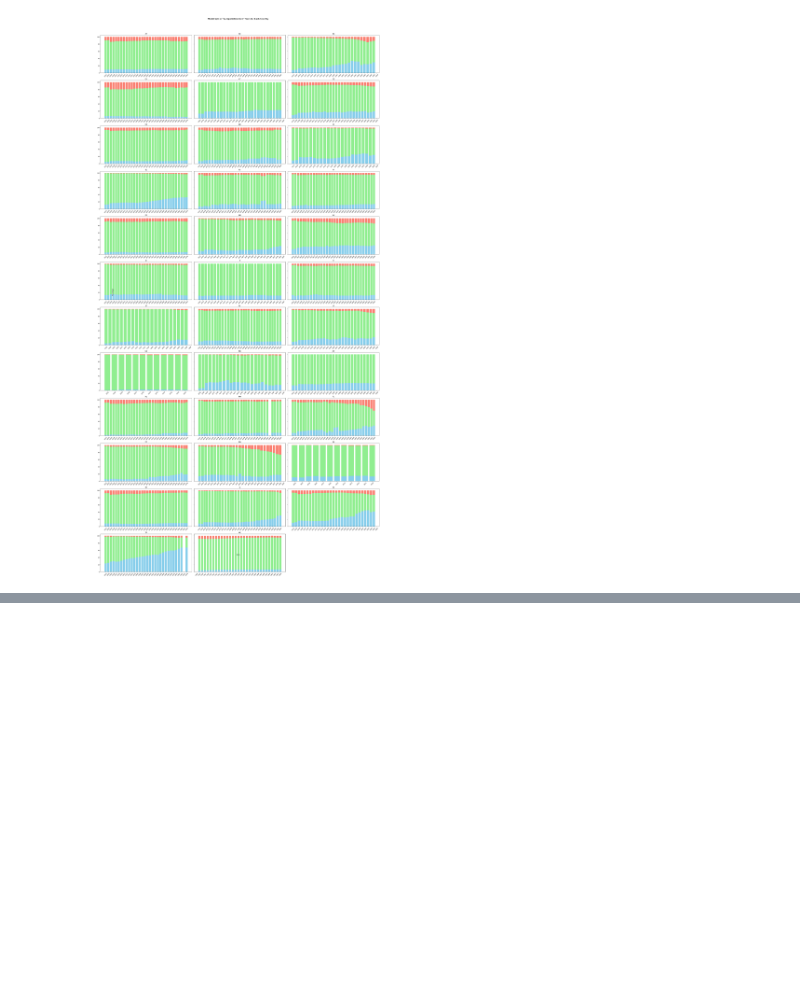
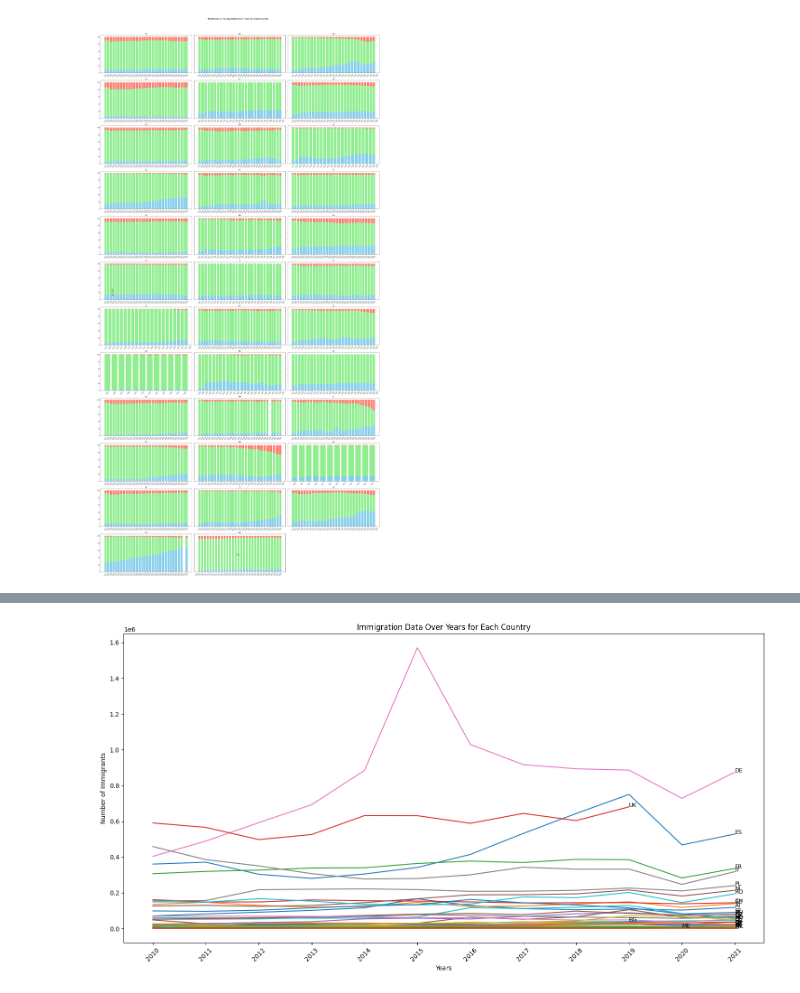
Before and after one commit to venetagrigorova/transport-modal-split, a Jupyter notebook: code/clean-data.ipynb, the cells around one changed output, grey strips where cells are left out. Saved outputs shown, nothing was run; the diff lists cells and outputs as text; code cells hidden in the pictures; blank space fills up the shorter version.

Commit message:
adding immigration and inflation data

```diff
--- a/code/clean-data.ipynb
+++ b/code/clean-data.ipynb
@@ -301,3 +301,15 @@ def plot_stacked_bars_for_countries(bus_df, car_df, trn_df):
 plot_stacked_bars_for_countries(bus_df_cleaned, car_df_cleaned, trn_df_cleaned)
 # %% [output]
 [figure]
+# %%
+# Define the relative path to the CSV file
+immigration_file_path = '../data/immigration.csv'
+
+# Read the CSV file
+immigration_data = pd.read_csv(immigration_file_path)
+
+# Print the column names of the DataFrame
+print(immigration_data.columns)
+
+# Convert to DataFrame
+immigration_df = pd.DataFrame(immigration_data)
@@ -303,0 +367,30 @@ plot_stacked_bars_for_countries(bus_df_cleaned, car_df_cleaned, trn_df_cleaned)
+# %%
+# Function to plot data with country code labels on each line
+def plot_data_with_labels(df, title):
+    plt.figure(figsize=(15, 8))
+
+    # Convert the column names (years) to strings
+    year_columns = df.columns.astype(str)
+
+    # Loop through each country and plot its data
+    for country in df.index:
+        # Ensure the data is in a float format for plotting and drop NaN values
+        country_data = df.loc[country].astype(float).dropna()
+        if not country_data.empty:
+            plt.plot(year_columns[:len(country_data)], country_data, label=country)
+            # Add text label near the last point of each line
+            last_year = year_columns[len(country_data) - 1]
+            last_value = country_data.iloc[-1]
+            plt.text(last_year, last_value, country, fontsize=9)
+
+    plt.title(title)
+    plt.xticks(rotation=45)
+    plt.ylabel('Number of Immigrants')
+    plt.xlabel('Years')
+    plt.tight_layout()
+    plt.show()
+
+# Plotting Immigration Data with country labels
+plot_data_with_labels(immigration_df_final, 'Immigration Data Over Years for Each Country')
+# %% [output]
+[figure, added]
```
Also changed, not shown: parts of 3 cells of this notebook, 2 other files.
